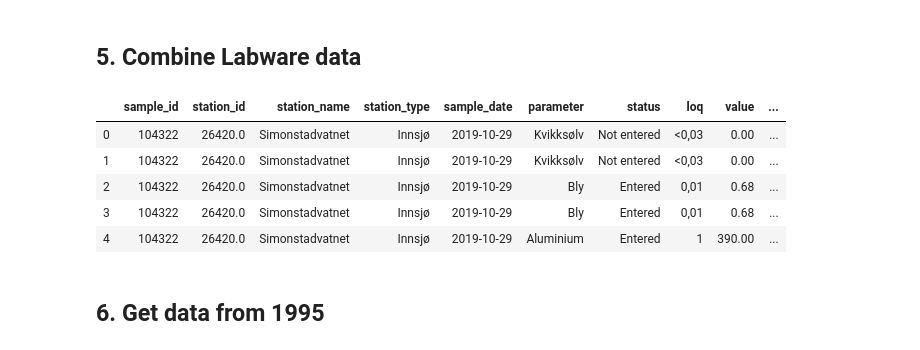
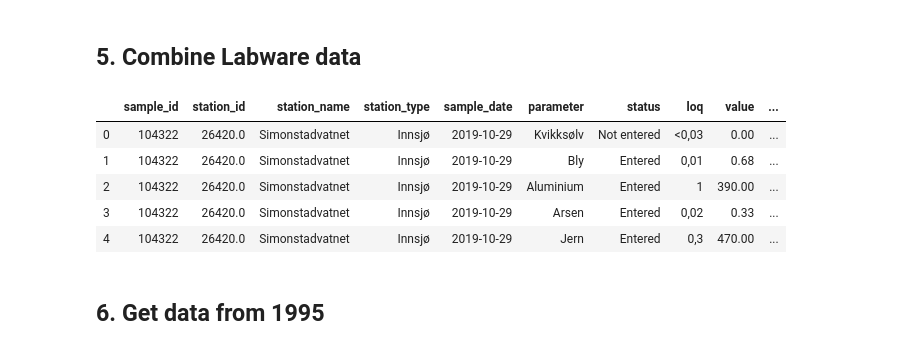
Before and after one commit to NIVANorge/1000_lakes_qc, a Jupyter notebook: qc_1000_lakes.ipynb, the cells around one changed output. Drawn from its saved outputs; the diff is of its cells as text; code cells hidden in the pictures.

```diff
--- a/qc_1000_lakes.ipynb
+++ b/qc_1000_lakes.ipynb
@@ -78,37 +78,40 @@ samp_df2.columns = ['sample_id', 'station_id', 'station_name',
 res_df2 = res_df[['sample_id', 'name', 'status', 'loq', 'numericEntry', 'units']]
 res_df2.columns = ['sample_id', 'parameter', 'status', 'loq', 'value', 'units']
 
 # Join
 lw_df = pd.merge(res_df2, samp_df2, how='left', on='sample_id')
 
 # Add verbose status codes
 res_status = pd.read_csv('labware_result_status_codes.csv', sep=';')
 lw_df = pd.merge(lw_df, res_status, how='left', on='status')
 del lw_df['status']
 lw_df.rename({'description':'status'}, axis='columns', inplace=True)
 
 # Tidy
 lw_df = lw_df[['sample_id', 'station_id', 'station_name', 'station_type', 'sample_date',
                'depth1', 'depth2', 'parameter', 'status', 'loq', 'value', 'units']]
 
 # Get only surface samples
 lw_df = lw_df.query('(depth1==0) and (depth2==0)')
 del lw_df['depth1'], lw_df['depth2']
 
 # Reclassify 'Nitrat' as 'Nitritt + nitrat'
 lw_df['parameter'].replace({'Nitrat':'Nitritt + nitrat'}, inplace=True)
 
 # Add verbose status codes
 res_status = pd.read_csv('labware_result_status_codes.csv', sep=';')
 
+# Drop duplicates
+lw_df.drop_duplicates(inplace=True)
+
 lw_df.head()
 # %% [output]
 |  | sample_id | station_id | station_name | station_type | sample_date | parameter | status | loq | value | ... |
 | 0 | 104322 | 26420.0 | Simonstadvatnet | Innsjø | 2019-10-29 | Kvikksølv | Not entered | <0,03 | 0.00 | ... |
-| 1 | 104322 | 26420.0 | Simonstadvatnet | Innsjø | 2019-10-29 | Kvikksølv | Not entered | <0,03 | 0.00 | ... |
-| 2 | 104322 | 26420.0 | Simonstadvatnet | Innsjø | 2019-10-29 | Bly | Entered | 0,01 | 0.68 | ... |
-| 3 | 104322 | 26420.0 | Simonstadvatnet | Innsjø | 2019-10-29 | Bly | Entered | 0,01 | 0.68 | ... |
-| 4 | 104322 | 26420.0 | Simonstadvatnet | Innsjø | 2019-10-29 | Aluminium | Entered | 1 | 390.00 | ... |
+| 1 | 104322 | 26420.0 | Simonstadvatnet | Innsjø | 2019-10-29 | Bly | Entered | 0,01 | 0.68 | ... |
+| 2 | 104322 | 26420.0 | Simonstadvatnet | Innsjø | 2019-10-29 | Aluminium | Entered | 1 | 390.00 | ... |
+| 3 | 104322 | 26420.0 | Simonstadvatnet | Innsjø | 2019-10-29 | Arsen | Entered | 0,02 | 0.33 | ... |
+| 4 | 104322 | 26420.0 | Simonstadvatnet | Innsjø | 2019-10-29 | Jern | Entered | 0,3 | 470.00 | ... |
 # %% [markdown]
 ## 6. Get data from 1995
 # %%
```
Also changed, not shown: parts of 7 cells of this notebook, 6 other files.
